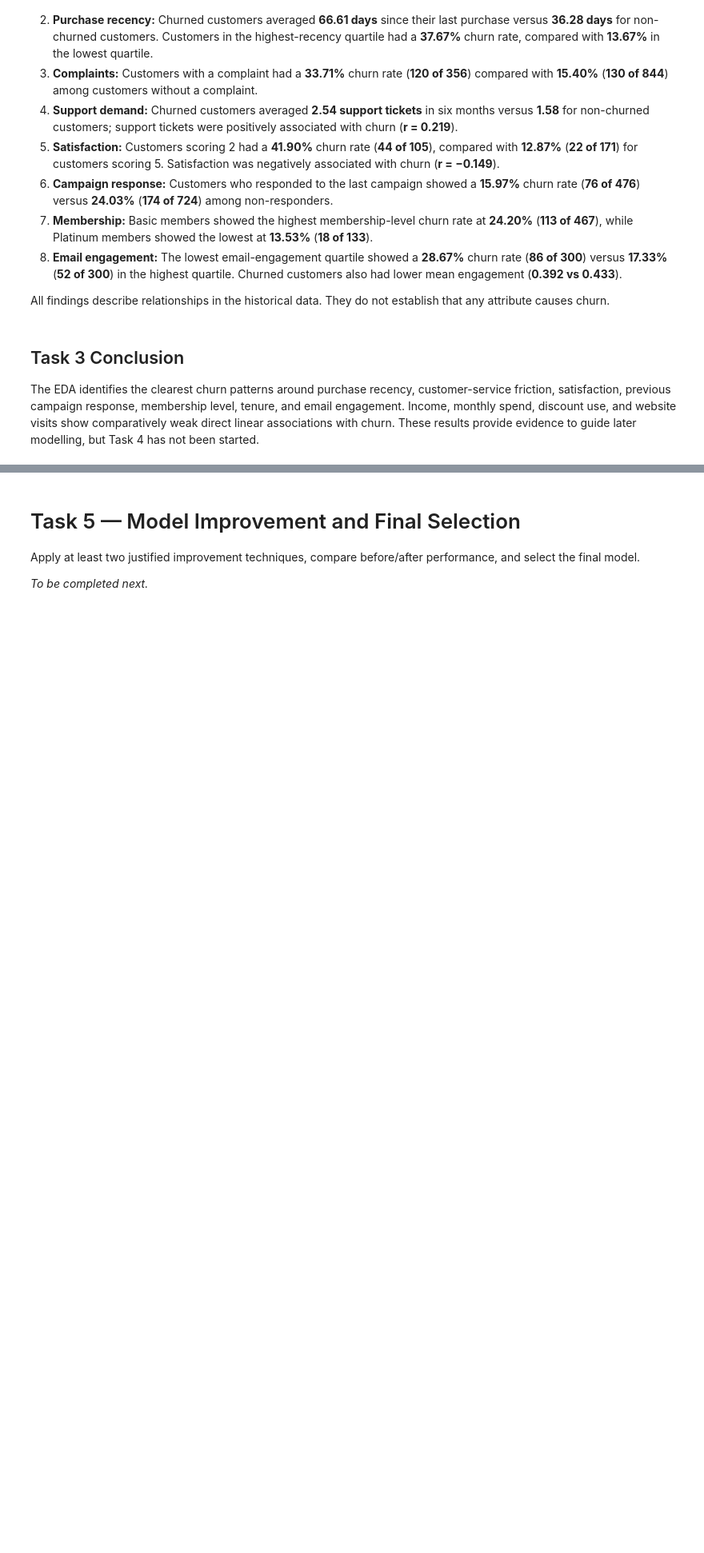
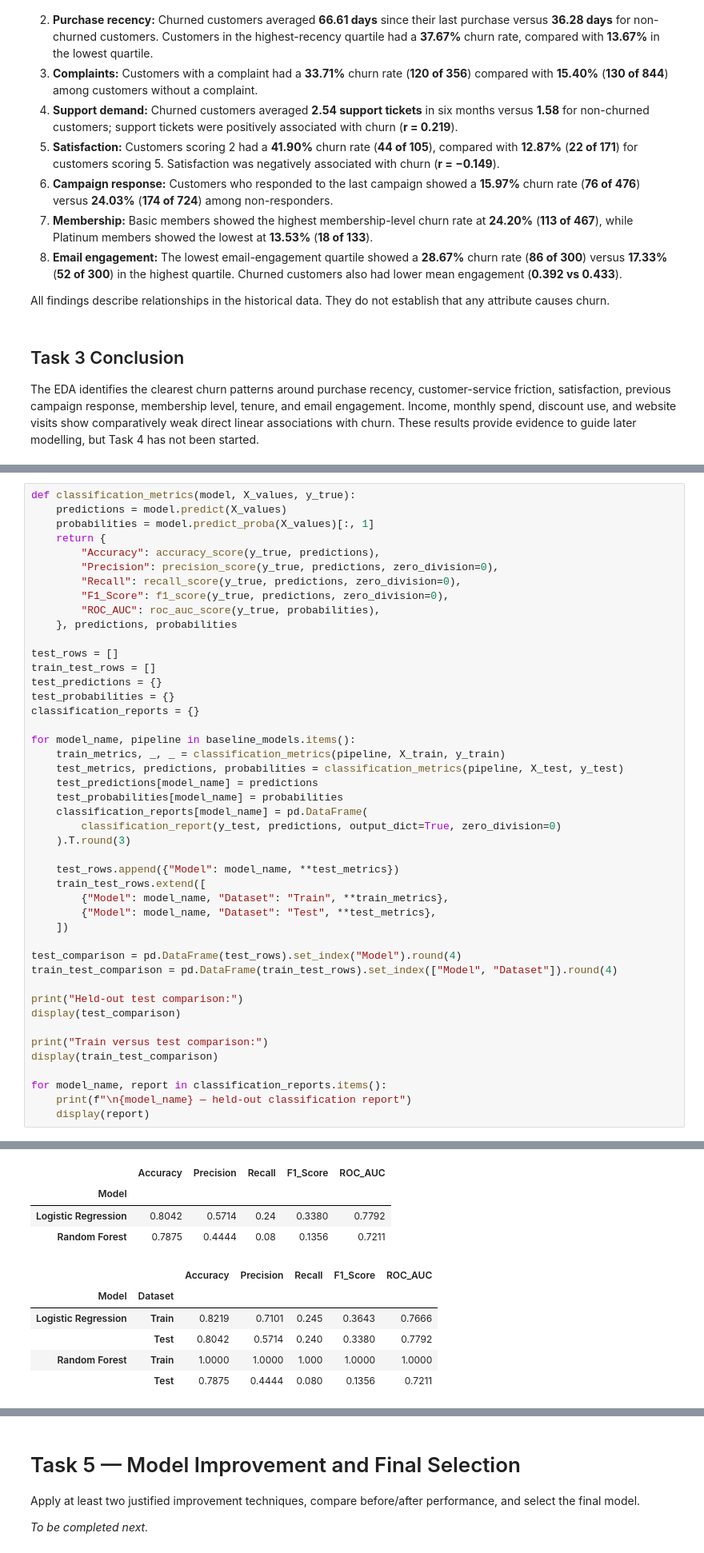
Before and after one commit to HaneenDahbour/novamart-customer-retention, a Jupyter notebook: NovaMart_Final_Project.ipynb, the cells around one changed output, grey strips where cells are left out. Shown at 80% size. Drawn from its saved outputs; the diff is of its cells as text; blank space fills up the shorter version.

```diff
--- a/NovaMart_Final_Project.ipynb
+++ b/NovaMart_Final_Project.ipynb
@@ -1080,0 +1223,46 @@ Build and compare at least two binary classification models using a held-out tes
+# %%
+def classification_metrics(model, X_values, y_true):
+    predictions = model.predict(X_values)
+    probabilities = model.predict_proba(X_values)[:, 1]
+    return {
+        "Accuracy": accuracy_score(y_true, predictions),
+        "Precision": precision_score(y_true, predictions, zero_division=0),
+        "Recall": recall_score(y_true, predictions, zero_division=0),
+        "F1_Score": f1_score(y_true, predictions, zero_division=0),
+        "ROC_AUC": roc_auc_score(y_true, probabilities),
+    }, predictions, probabilities
+
+test_rows = []
+train_test_rows = []
+test_predictions = {}
+test_probabilities = {}
+classification_reports = {}
+
+for model_name, pipeline in baseline_models.items():
+    train_metrics, _, _ = classification_metrics(pipeline, X_train, y_train)
+    test_metrics, predictions, probabilities = classification_metrics(pipeline, X_test, y_test)
+    test_predictions[model_name] = predictions
+    test_probabilities[model_name] = probabilities
+    classification_reports[model_name] = pd.DataFrame(
+        classification_report(y_test, predictions, output_dict=True, zero_division=0)
+    ).T.round(3)
+
+    test_rows.append({"Model": model_name, **test_metrics})
+    train_test_rows.extend([
+        {"Model": model_name, "Dataset": "Train", **train_metrics},
+        {"Model": model_name, "Dataset": "Test", **test_metrics},
+    ])
+
+test_comparison = pd.DataFrame(test_rows).set_index("Model").round(4)
+train_test_comparison = pd.DataFrame(train_test_rows).set_index(["Model", "Dataset"]).round(4)
+
+print("Held-out test comparison:")
+display(test_comparison)
+
+print("Train versus test comparison:")
+display(train_test_comparison)
+
+for model_name, report in classification_reports.items():
+    print(f"\n{model_name} — held-out classification report")
+    display(report)
+# %% [output]
@@ -1080,0 +1275,10 @@ Build and compare at least two binary classification models using a held-out tes
+|  | Accuracy | Precision | Recall | F1_Score | ROC_AUC |
+| Model |  |  |  |  |  |
+| Logistic Regression | 0.8042 | 0.5714 | 0.24 | 0.3380 | 0.7792 |
+| Random Forest | 0.7875 | 0.4444 | 0.08 | 0.1356 | 0.7211 |
+|  |  | Accuracy | Precision | Recall | F1_Score | ROC_AUC |
+| Model | Dataset |  |  |  |  |  |
+| Logistic Regression | Train | 0.8219 | 0.7101 | 0.245 | 0.3643 | 0.7666 |
+|  | Test | 0.8042 | 0.5714 | 0.240 | 0.3380 | 0.7792 |
+| Random Forest | Train | 1.0000 | 1.0000 | 1.000 | 1.0000 | 1.0000 |
+|  | Test | 0.7875 | 0.4444 | 0.080 | 0.1356 | 0.7211 |
```
Also changed, not shown: parts of 20 cells of this notebook, 6 other files.
